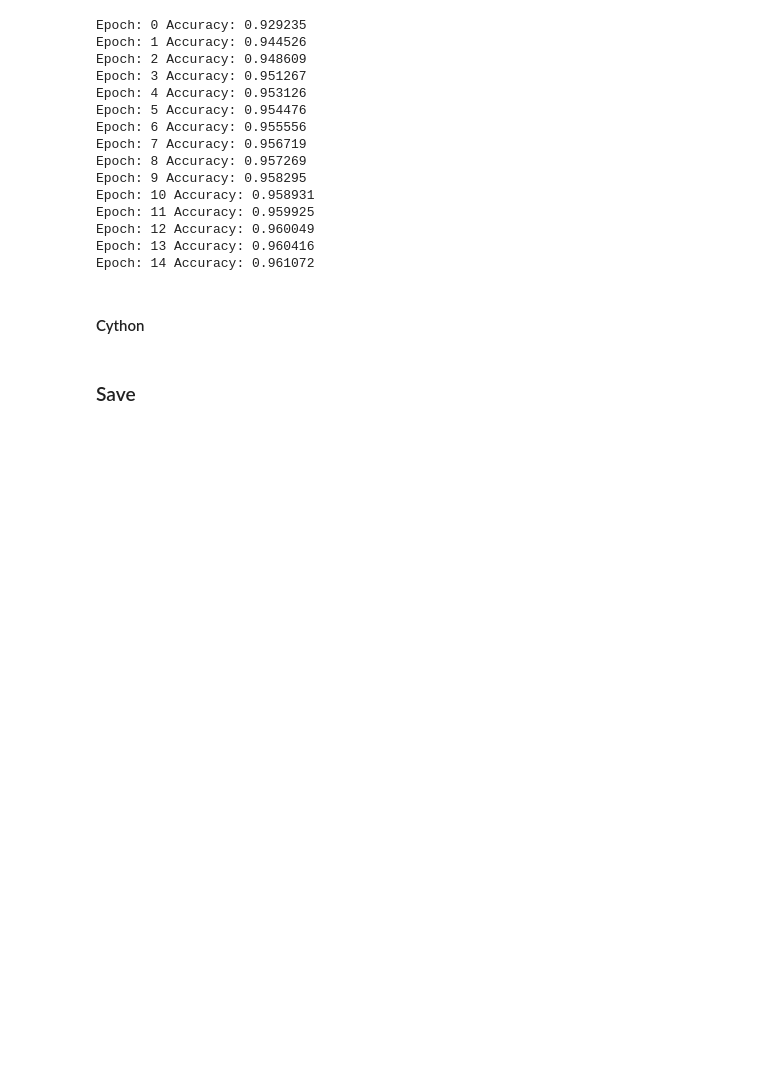
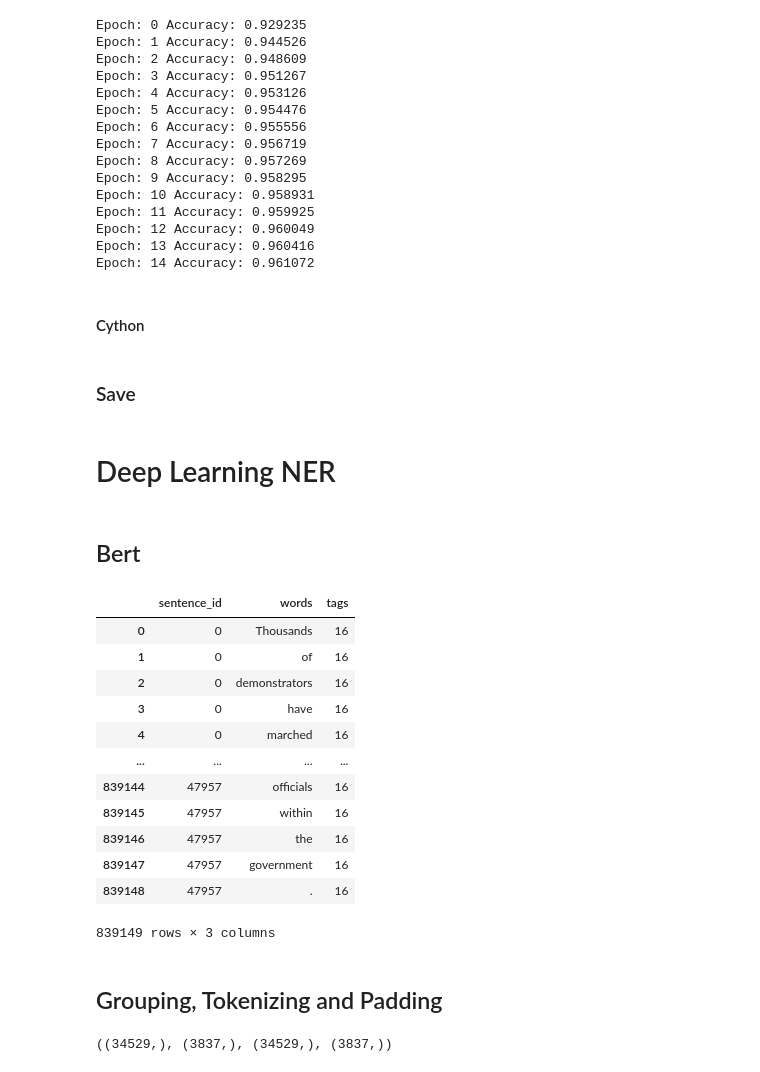
Before and after one commit to davidrosado4/named-entity-recognition, a Jupyter notebook: train_models.ipynb, the cells around one changed output. Drawn from its saved outputs; the diff is of its cells as text; code cells hidden in the pictures; blank space fills up the shorter version.

Commit message:
BERT need to be trained

```diff
--- a/train_models.ipynb
+++ b/train_models.ipynb
@@ -191,3 +191,7 @@ sp_ext_c.fit(feature_mapper_ext.dataset, num_epochs)
 # %%
 sp_ext.save_model("fitted_models/02_SP_Extended_Features")
 sp_ext_c.save_model("fitted_models/02C_SP_Extended_Features")
+# %% [markdown]
+# Deep Learning NER
+# %% [markdown]
+## Bert
@@ -193,0 +209,20 @@ sp_ext_c.save_model("fitted_models/02C_SP_Extended_Features")
+# %%
+train_BERT = train
+MAX_LEN = 128
+train_BERT
+# %% [output]
+|  | sentence_id | words | tags |
+| 0 | 0 | Thousands | 16 |
+| 1 | 0 | of | 16 |
+| 2 | 0 | demonstrators | 16 |
+| 3 | 0 | have | 16 |
+| 4 | 0 | marched | 16 |
+| ... | ... | ... | ... |
+| 839144 | 47957 | officials | 16 |
+| 839145 | 47957 | within | 16 |
+| 839146 | 47957 | the | 16 |
+| 839147 | 47957 | government | 16 |
+| 839148 | 47957 | . | 16 |
+839149 rows × 3 columns
+# %% [markdown]
+## Grouping, Tokenizing and Padding
@@ -193,0 +266,5 @@ sp_ext_c.save_model("fitted_models/02C_SP_Extended_Features")
+# %%
+X_train,X_test,y_train,y_test = train_test_split(sentence,tag,random_state=42,test_size=0.1)
+X_train.shape,X_test.shape,y_train.shape,y_test.shape
+# %% [output]
+((34529,), (3837,), (34529,), (3837,))
```
Also changed, not shown: parts of 23 cells of this notebook.
